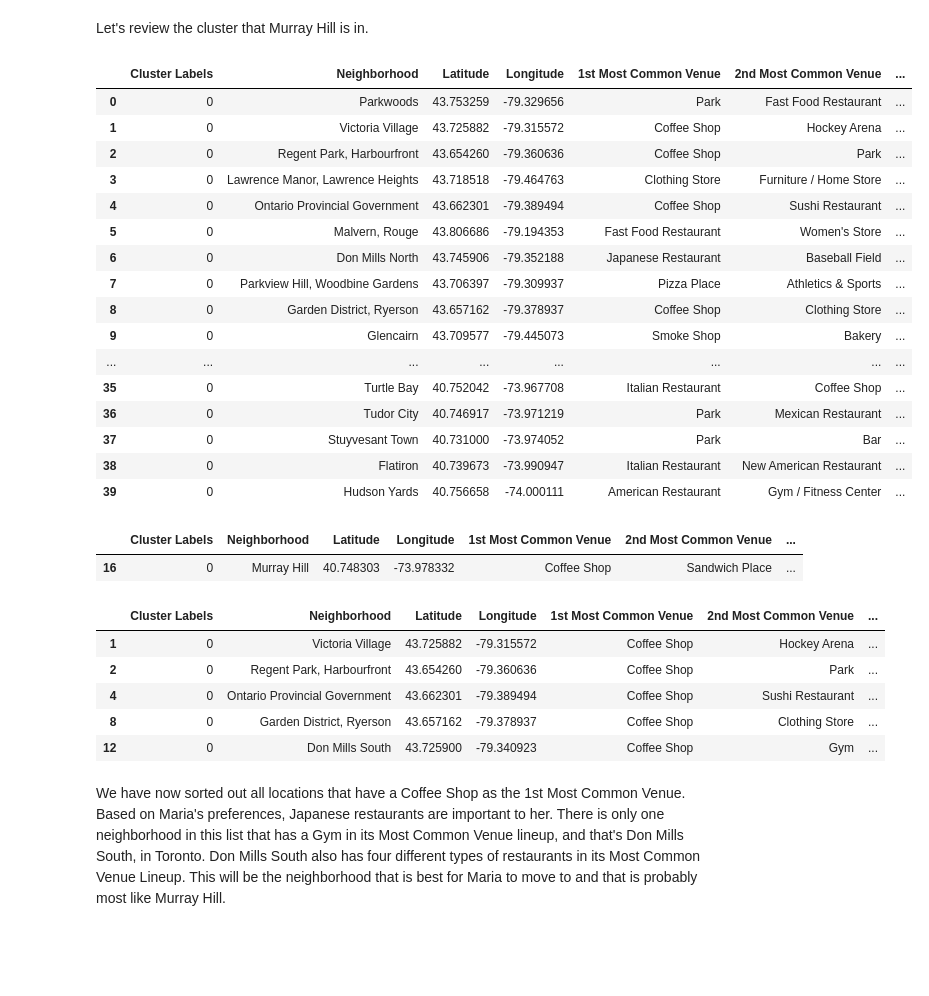
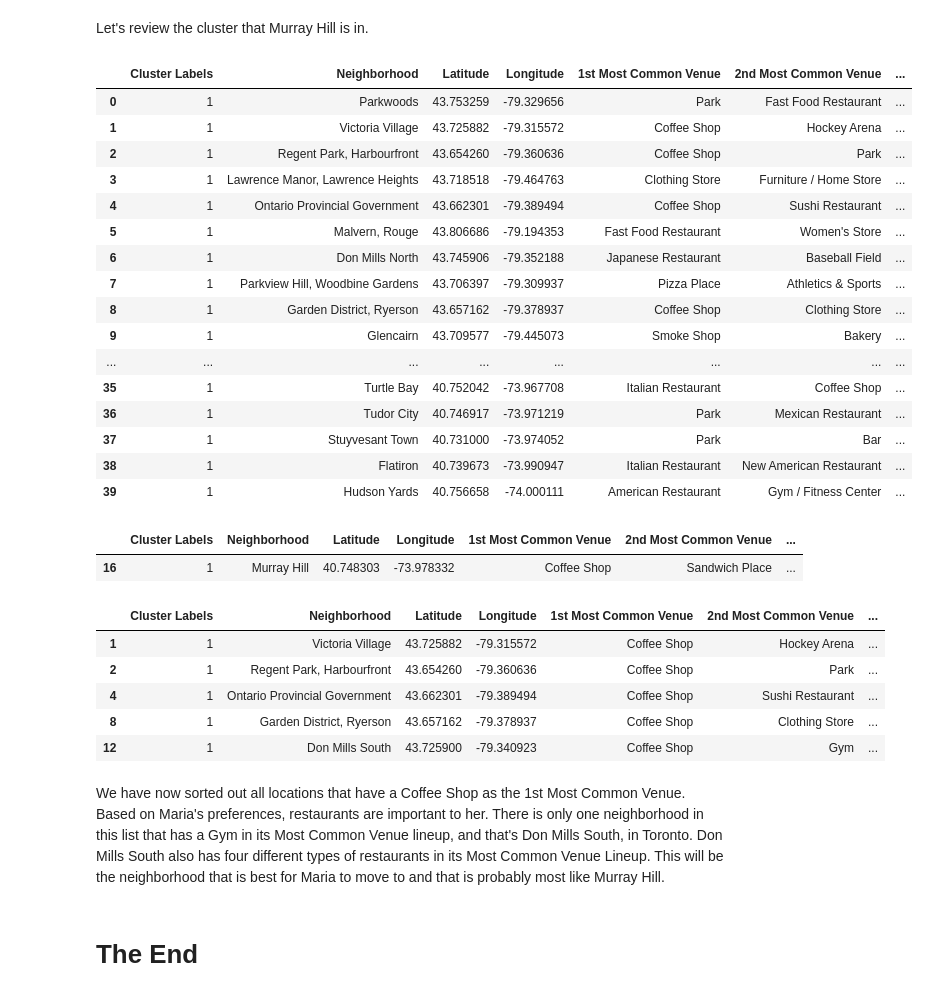
Before and after one commit to Faith2U/Project-Work, a Jupyter notebook: Applied Data Science Capstone - Week 4 - Comparing Cities.ipynb, the cells around one changed output. Saved outputs shown, nothing was run; the diff lists cells and outputs as text; code cells hidden in the pictures; blank space fills up the shorter version.

```diff
--- a/Applied Data Science Capstone - Week 4 - Comparing Cities.ipynb
+++ b/Applied Data Science Capstone - Week 4 - Comparing Cities.ipynb
@@ -290,39 +470,41 @@ cluster_1.loc[(cluster_1['Neighborhood']=='Murray Hill')]
 Let's review the cluster that Murray Hill is in.
 # %%
 pd.set_option('display.max_rows', 500)
-cluster_0
+cluster_1
 # %% [output]
 |  | Cluster Labels | Neighborhood | Latitude | Longitude | 1st Most Common Venue | 2nd Most Common Venue | ... |
-| 0 | 0 | Parkwoods | 43.753259 | -79.329656 | Park | Fast Food Restaurant | ... |
-| 1 | 0 | Victoria Village | 43.725882 | -79.315572 | Coffee Shop | Hockey Arena | ... |
-| 2 | 0 | Regent Park, Harbourfront | 43.654260 | -79.360636 | Coffee Shop | Park | ... |
-| 3 | 0 | Lawrence Manor, Lawrence Heights | 43.718518 | -79.464763 | Clothing Store | Furniture / Home Store | ... |
-| 4 | 0 | Ontario Provincial Government | 43.662301 | -79.389494 | Coffee Shop | Sushi Restaurant | ... |
-| 5 | 0 | Malvern, Rouge | 43.806686 | -79.194353 | Fast Food Restaurant | Women's Store | ... |
-| 6 | 0 | Don Mills North | 43.745906 | -79.352188 | Japanese Restaurant | Baseball Field | ... |
-| 7 | 0 | Parkview Hill, Woodbine Gardens | 43.706397 | -79.309937 | Pizza Place | Athletics & Sports | ... |
-| 8 | 0 | Garden District, Ryerson | 43.657162 | -79.378937 | Coffee Shop | Clothing Store | ... |
-| 9 | 0 | Glencairn | 43.709577 | -79.445073 | Smoke Shop | Bakery | ... |
+| 0 | 1 | Parkwoods | 43.753259 | -79.329656 | Park | Fast Food Restaurant | ... |
+| 1 | 1 | Victoria Village | 43.725882 | -79.315572 | Coffee Shop | Hockey Arena | ... |
+| 2 | 1 | Regent Park, Harbourfront | 43.654260 | -79.360636 | Coffee Shop | Park | ... |
+| 3 | 1 | Lawrence Manor, Lawrence Heights | 43.718518 | -79.464763 | Clothing Store | Furniture / Home Store | ... |
+| 4 | 1 | Ontario Provincial Government | 43.662301 | -79.389494 | Coffee Shop | Sushi Restaurant | ... |
+| 5 | 1 | Malvern, Rouge | 43.806686 | -79.194353 | Fast Food Restaurant | Women's Store | ... |
+| 6 | 1 | Don Mills North | 43.745906 | -79.352188 | Japanese Restaurant | Baseball Field | ... |
+| 7 | 1 | Parkview Hill, Woodbine Gardens | 43.706397 | -79.309937 | Pizza Place | Athletics & Sports | ... |
+| 8 | 1 | Garden District, Ryerson | 43.657162 | -79.378937 | Coffee Shop | Clothing Store | ... |
+| 9 | 1 | Glencairn | 43.709577 | -79.445073 | Smoke Shop | Bakery | ... |
 | ... | ... | ... | ... | ... | ... | ... | ... |
-| 35 | 0 | Turtle Bay | 40.752042 | -73.967708 | Italian Restaurant | Coffee Shop | ... |
-| 36 | 0 | Tudor City | 40.746917 | -73.971219 | Park | Mexican Restaurant | ... |
-| 37 | 0 | Stuyvesant Town | 40.731000 | -73.974052 | Park | Bar | ... |
-| 38 | 0 | Flatiron | 40.739673 | -73.990947 | Italian Restaurant | New American Restaurant | ... |
-| 39 | 0 | Hudson Yards | 40.756658 | -74.000111 | American Restaurant | Gym / Fitness Center | ... |
+| 35 | 1 | Turtle Bay | 40.752042 | -73.967708 | Italian Restaurant | Coffee Shop | ... |
+| 36 | 1 | Tudor City | 40.746917 | -73.971219 | Park | Mexican Restaurant | ... |
+| 37 | 1 | Stuyvesant Town | 40.731000 | -73.974052 | Park | Bar | ... |
+| 38 | 1 | Flatiron | 40.739673 | -73.990947 | Italian Restaurant | New American Restaurant | ... |
+| 39 | 1 | Hudson Yards | 40.756658 | -74.000111 | American Restaurant | Gym / Fitness Center | ... |
 # %%
-cluster_0.loc[(cluster_0['Neighborhood']=='Murray Hill')]
+cluster_1.loc[(cluster_1['Neighborhood']=='Murray Hill')]
 # %% [output]
 |  | Cluster Labels | Neighborhood | Latitude | Longitude | 1st Most Common Venue | 2nd Most Common Venue | ... |
-| 16 | 0 | Murray Hill | 40.748303 | -73.978332 | Coffee Shop | Sandwich Place | ... |
+| 16 | 1 | Murray Hill | 40.748303 | -73.978332 | Coffee Shop | Sandwich Place | ... |
 # %%
-MC_1 = cluster_0.loc[(cluster_0['1st Most Common Venue']=='Coffee Shop')]
+MC_1 = cluster_1.loc[(cluster_1['1st Most Common Venue']=='Coffee Shop')]
 MC_1.head()
 # %% [output]
 |  | Cluster Labels | Neighborhood | Latitude | Longitude | 1st Most Common Venue | 2nd Most Common Venue | ... |
-| 1 | 0 | Victoria Village | 43.725882 | -79.315572 | Coffee Shop | Hockey Arena | ... |
-| 2 | 0 | Regent Park, Harbourfront | 43.654260 | -79.360636 | Coffee Shop | Park | ... |
-| 4 | 0 | Ontario Provincial Government | 43.662301 | -79.389494 | Coffee Shop | Sushi Restaurant | ... |
-| 8 | 0 | Garden District, Ryerson | 43.657162 | -79.378937 | Coffee Shop | Clothing Store | ... |
-| 12 | 0 | Don Mills South | 43.725900 | -79.340923 | Coffee Shop | Gym | ... |
+| 1 | 1 | Victoria Village | 43.725882 | -79.315572 | Coffee Shop | Hockey Arena | ... |
+| 2 | 1 | Regent Park, Harbourfront | 43.654260 | -79.360636 | Coffee Shop | Park | ... |
+| 4 | 1 | Ontario Provincial Government | 43.662301 | -79.389494 | Coffee Shop | Sushi Restaurant | ... |
+| 8 | 1 | Garden District, Ryerson | 43.657162 | -79.378937 | Coffee Shop | Clothing Store | ... |
+| 12 | 1 | Don Mills South | 43.725900 | -79.340923 | Coffee Shop | Gym | ... |
 # %% [markdown]
-We have now sorted out all locations that have a Coffee Shop as the 1st Most Common Venue. Based on Maria's preferences, Japanese restaurants are important to her. There is only one neighborhood in this list that has a Gym in its Most Common Venue lineup, and that's Don Mills South, in Toronto. Don Mills South also has four different types of restaurants in its Most Common Venue Lineup. This will be the neighborhood that is best for Maria to move to and that is probably most like Murray Hill.
+We have now sorted out all locations that have a Coffee Shop as the 1st Most Common Venue. Based on Maria's preferences, restaurants are important to her. There is only one neighborhood in this list that has a Gym in its Most Common Venue lineup, and that's Don Mills South, in Toronto. Don Mills South also has four different types of restaurants in its Most Common Venue Lineup. This will be the neighborhood that is best for Maria to move to and that is probably most like Murray Hill.
+# %% [markdown]
+# The End
```
Also changed, not shown: parts of 25 cells of this notebook, 4 other files.
